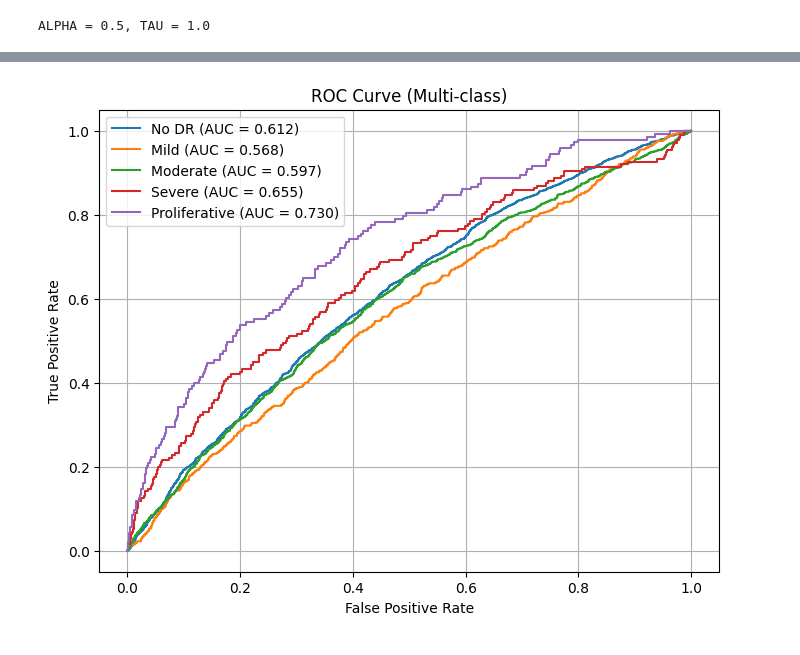
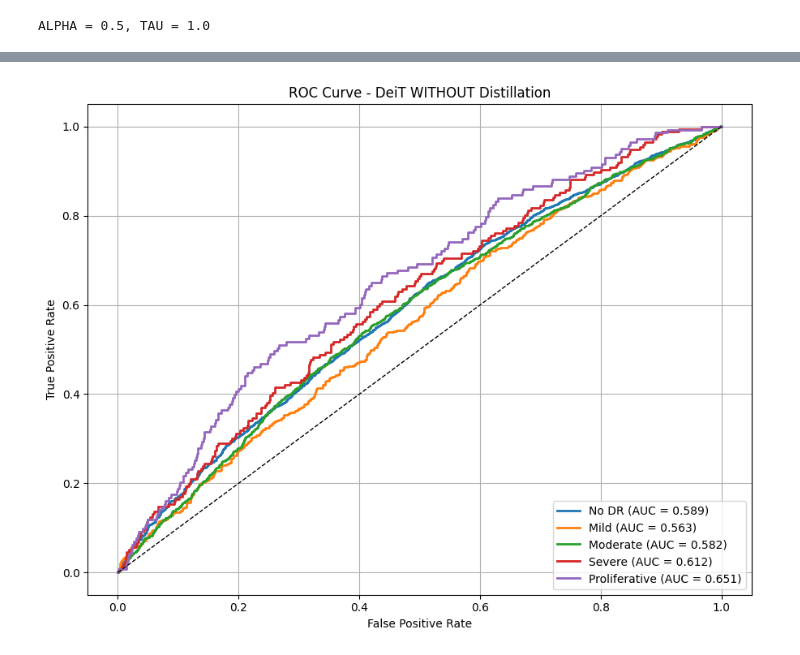
Before and after one commit to Tempest-Kohaku/Diabetic-Retinopathy-Grading-Group-34, a Jupyter notebook: Retina_v2.ipynb, the cells around one changed output, grey strips where cells are left out. Drawn from its saved outputs; the diff is of its cells as text; code cells hidden in the pictures.

Commit message:
Combining model Deit with and without distillation

```diff
--- a/Retina_v2.ipynb
+++ b/Retina_v2.ipynb
@@ -219,12 +220,15 @@ NUM_CLASSES = 5
 NUM_WORKERS = 2 if torch.cuda.is_available() else 0
 DEVICE = torch.device("cuda" if torch.cuda.is_available() else "cpu")
 
+#DATA_DIR = Path("/kaggle/working/SplitDATA") / "data"
 DATA_DIR = Path("SplitDATA") / "data"
 TRAIN_DIR = DATA_DIR / "train"
 VAL_DIR = DATA_DIR / "val"
 TEST_DIR = DATA_DIR / "test"
 
 MODEL_NAME = "deit_small_distilled_patch16_224"
+MODEL_NAME_BASELINE = "deit_small_patch16_224"
+
 TEACHER_NAME = "regnety_160"
 
 NUM_EPOCHS = 12
@@ -947,33 +1688,81 @@ print("✓ Confusion matrix saved!")
 # %%
 import matplotlib.pyplot as plt
 from sklearn.preprocessing import label_binarize
 from sklearn.metrics import roc_curve, auc
 
-y_true_bin = label_binarize(test_labels, classes=[0,1,2,3,4])
-n_classes = y_true_bin.shape[1]
+os.makedirs("SplitDATA/logs/roc_curves", exist_ok=True)
 
-fpr = dict()
-tpr = dict()
-roc_auc = dict()
+def plot_multiclass_roc(
+    test_labels,
+    test_probs,
+    class_names,
+    title,
+    save_path
+):
 
-plt.figure(figsize=(8,6))
+    y_true_bin = label_binarize(
+        test_labels,
+        classes=[0,1,2,3,4]
+    )
 
-for i in range(n_classes):
-    fpr[i], tpr[i], _ = roc_curve(y_true_bin[:, i], test_probs[:, i])
-    roc_auc[i] = auc(fpr[i], tpr[i])
+    n_classes = y_true_bin.shape[1]
 
-    plt.plot(fpr[i], tpr[i], label=f"{class_names[i]} (AUC = {roc_auc[i]:.3f})")
+    fpr = dict()
+    tpr = dict()
+    roc_auc = dict()
 
-# random baseline
-#plt.plot([0,1], [0,1], 'k--', label="Random")
+    plt.figure(figsize=(9, 7))
 
-plt.xlabel("False Positive Rate")
-plt.ylabel("True Positive Rate")
-plt.title("ROC Curve (Multi-class)")
-plt.legend()
-plt.grid()
+    for i in range(n_classes):
 
-plt.savefig("SplitDATA/logs/roc_curve.png", dpi=150)
-plt.show()
+        fpr[i], tpr[i], _ = roc_curve(
+            y_true_bin[:, i],
+            test_probs[:, i]
+        )
+
+        roc_auc[i] = auc(fpr[i], tpr[i])
+
+        plt.plot(
+            fpr[i],
+            tpr[i],
+            linewidth=2,
+            label=f"{class_names[i]} (AUC = {roc_auc[i]:.3f})"
+        )
+
+    plt.plot([0,1], [0,1], 'k--', linewidth=1)
+
+    plt.xlabel("False Positive Rate")
+    plt.ylabel("True Positive Rate")
+
+    plt.title(title)
+
+    plt.legend(loc="lower right")
+
+    plt.grid(True)
+
+    plt.tight_layout()
+
+    plt.savefig(save_path, dpi=300)
+
+    plt.show()
+
+    print(f"Saved ROC curve: {save_path}")
+
+
+plot_multiclass_roc(
+    test_labels=baseline_results["labels"],
+    test_probs=baseline_results["probs"],
+    class_names=class_names,
+    title="ROC Curve - DeiT WITHOUT Distillation",
+    save_path="SplitDATA/logs/roc_curves/roc_without_distillation.png"
+)
+
+plot_multiclass_roc(
+    test_labels=distilled_results["labels"],
+    test_probs=distilled_results["probs"],
+    class_names=class_names,
+    title="ROC Curve - DeiT WITH Distillation",
+    save_path="SplitDATA/logs/roc_curves/roc_with_distillation.png"
+)
 # %% [output]
-[figure, old version]
+[figure, new version]
```
Also changed, not shown: parts of 13 cells of this notebook.
